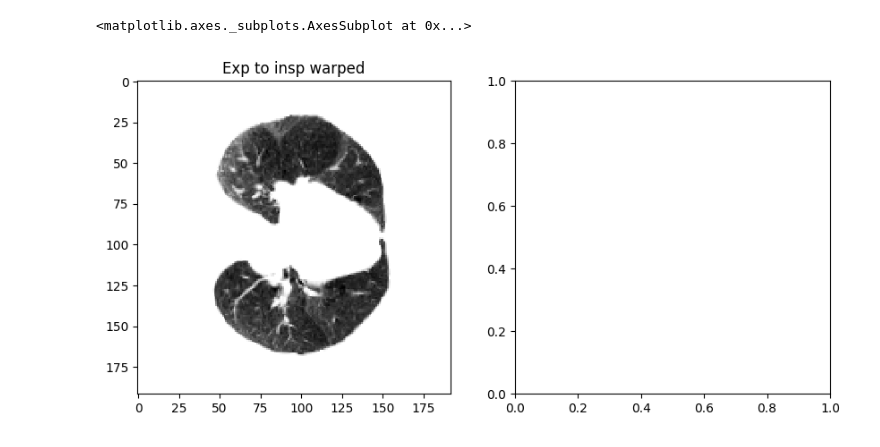
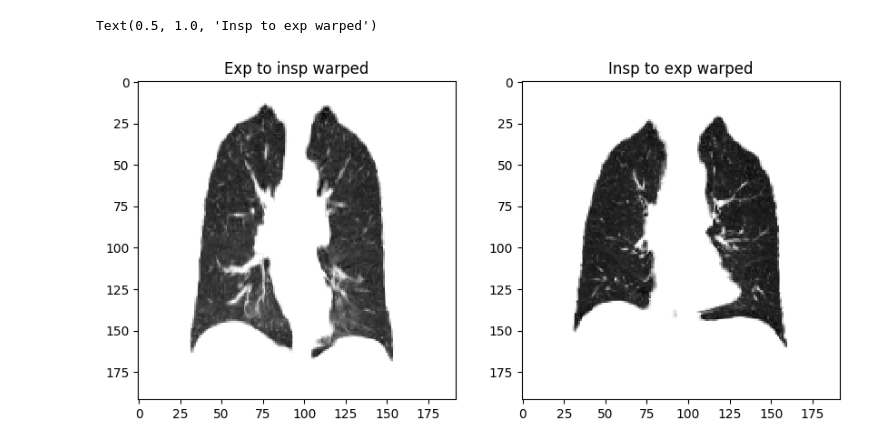
Before and after one commit to MASILab/Inhale_Exhale_CT, a Jupyter notebook: ANTSregistration/reg_mask_trial.ipynb, the cells around one changed output. Cells and saved outputs as stored; diff of their text form; code cells hidden in the pictures.

Commit message:
Redoing the registration in the original space

```diff
--- a/ANTSregistration/reg_mask_trial.ipynb
+++ b/ANTSregistration/reg_mask_trial.ipynb
@@ -19,11 +20,11 @@ std_non_harm_files = sorted(os.listdir(std_non_harm))
 bone_res_mask_files = sorted(os.listdir(bone_res_mask))
 std_res_mask_files = sorted(os.listdir(std_res_mask))
 
-bone_non_harm_file = os.path.join(bone_non_harm, bone_non_harm_files[0])
-std_non_harm_file = os.path.join(std_non_harm, std_non_harm_files[0])
+bone_non_harm_file = os.path.join(bone_non_harm, bone_non_harm_files[32])
+std_non_harm_file = os.path.join(std_non_harm, std_non_harm_files[32])
 
-bone_res_mask_file = os.path.join(bone_res_mask, bone_res_mask_files[0])
-std_res_mask_file = os.path.join(std_res_mask, std_res_mask_files[0])
+bone_res_mask_file = os.path.join(bone_res_mask, bone_res_mask_files[32])
+std_res_mask_file = os.path.join(std_res_mask, std_res_mask_files[32])
 # %%
 bone_non_harm_img = ants.image_read(bone_non_harm_file)
 std_non_harm_img = ants.image_read(std_non_harm_file)
@@ -31,17 +32,19 @@ std_non_harm_img = ants.image_read(std_non_harm_file)
 bone_res_mask_img = ants.image_read(bone_res_mask_file)
 std_res_mask_img = ants.image_read(std_res_mask_file)
 # %%
-reg_exp_to_insp = ants.registration(fixed = bone_non_harm_img, moving = std_non_harm_img, type_of_transform = 'SyN', mask= bone_res_mask_img, moving_mask = std_res_mask_img, mask_all_stages=True)
+reg_exp_to_insp = ants.registration(fixed = bone_non_harm_img, moving = std_non_harm_img, type_of_transform = 'SyN', mask= bone_res_mask_img, moving_mask = std_res_mask_img)
 warped_img_exp_to_insp = ants.apply_transforms(fixed = bone_non_harm_img, moving = std_non_harm_img, transformlist = reg_exp_to_insp['fwdtransforms'])
 warped_img_insp_to_exp = ants.apply_transforms(fixed = std_non_harm_img, moving = bone_non_harm_img, transformlist = reg_exp_to_insp['invtransforms'])
 
 #plot the image
-# %% [output]
-<matplotlib.axes._subplots.AxesSubplot at 0x...>
-[figure, removed]
 # %%
 plt.figure(figsize=(10,10))
 plt.subplot(2,2,1)
-plt.imshow(np.rot90(warped_img_exp_to_insp.numpy()[:,:,100], cmap='gray')
+plt.imshow(np.rot90(warped_img_exp_to_insp.numpy()[:,100,:]), cmap='gray')
 plt.title('Exp to insp warped')
 plt.subplot(2,2,2)
+plt.imshow(np.rot90(warped_img_insp_to_exp.numpy()[:,100,:]), cmap='gray')
+plt.title('Insp to exp warped')
+# %% [output]
+Text(0.5, 1.0, 'Insp to exp warped')
+[figure, added]
```
Also changed, not shown: parts of 6 cells of this notebook, 2 other files.
